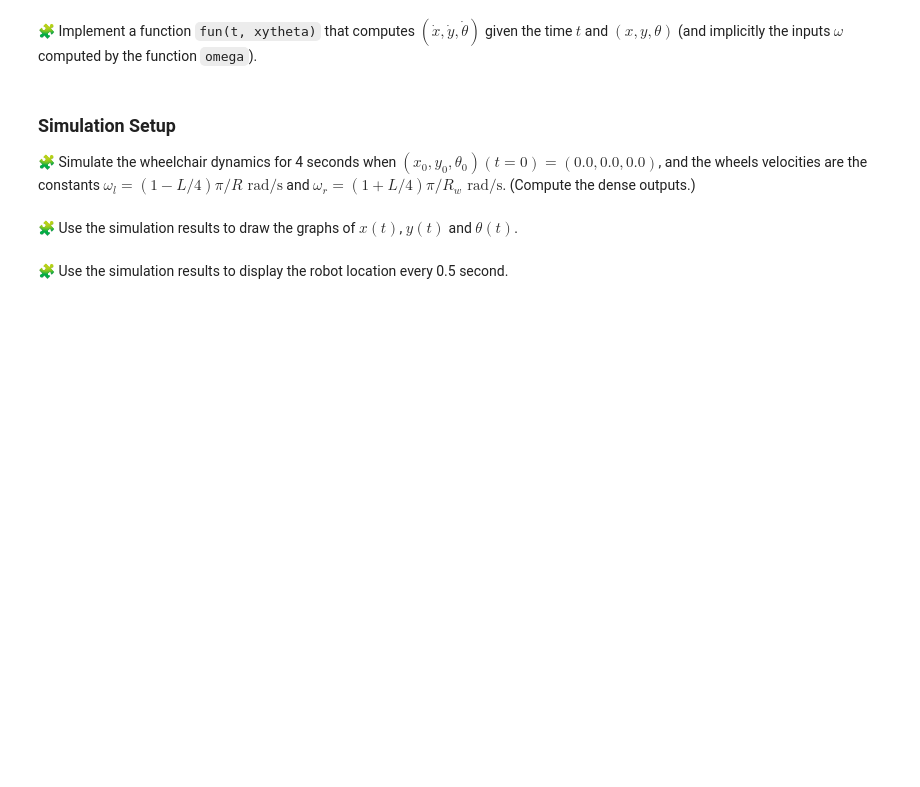
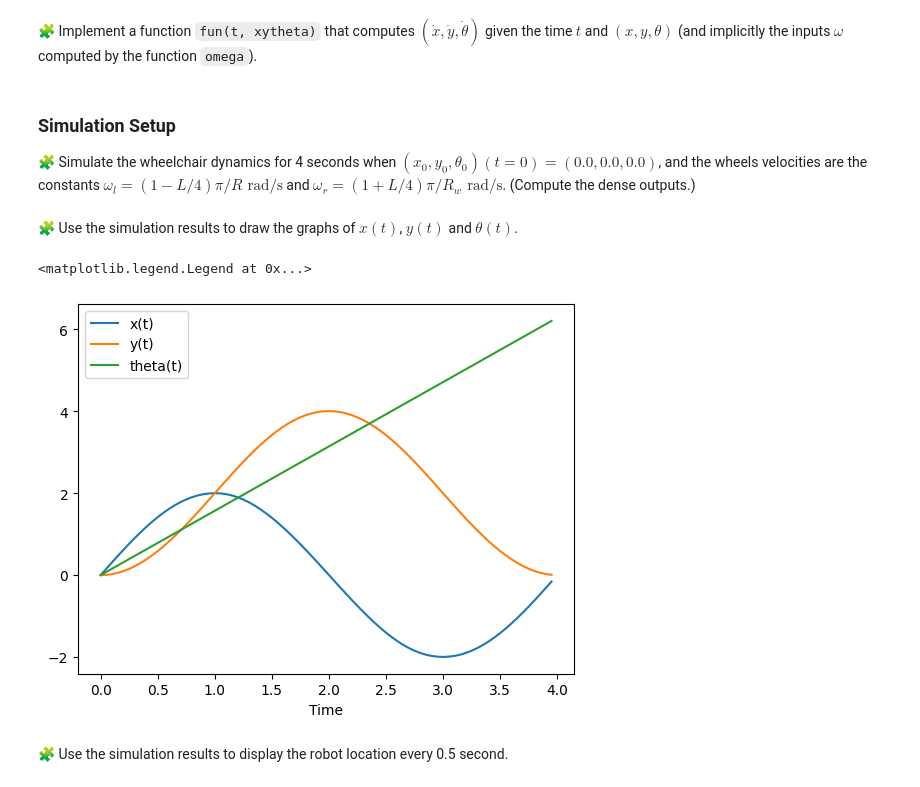
Before and after one commit to hassanAZAKAF/control-engineering-with-python-project-2022-2023, a Jupyter notebook: Project-1.ipynb, the cells around one changed output. Saved outputs shown, nothing was run; the diff lists cells and outputs as text; code cells hidden in the pictures; blank space fills up the shorter version.

```diff
--- a/Project-1.ipynb
+++ b/Project-1.ipynb
@@ -107,3 +154,11 @@ def fun(t, xytheta):
+# %%
+def fun(t, xytheta):
+    x, y, theta = xytheta
+    omega_l, omega_r = tuple(omega(t, xytheta))
+    x_point = Rw*cos(theta)*(omega_r+omega_l)/2
+    y_point = Rw*sin(theta)*(omega_r+omega_l)/2
+    theta_point = (omega_r-omega_l)*Rw/L
+    return x_point, y_point, theta_point
 # %% [markdown]
 ### Simulation Setup
 
@@ -115,2 +168,8 @@ pass
+# %%
+initial_condition = [0.0, 0.0, 0.0]
+time_range = [0.0, 4.0]
+sol = solve_ivp(fun, time_range, initial_condition, dense_output=True)
+t = np.arange(0.0, 4, 0.05)
+results = sol.sol(t)
 # %% [markdown]
 🧩 Use the simulation results to draw the graphs of $x(t)$, $y(t)$ and $\theta(t)$.
@@ -119,2 +176,11 @@ pass
+# %%
+xlabel("Time")
+plot(t, results[0], label="x(t)")
+plot(t, results[1], label="y(t)")
+plot(t, results[2], label="theta(t)")
+legend()
+# %% [output]
+<matplotlib.legend.Legend at 0x...>
+[figure, added]
 # %% [markdown]
 🧩 Use the simulation results to display the robot location every 0.5 second.
```
Also changed, not shown: parts of 20 cells of this notebook.
